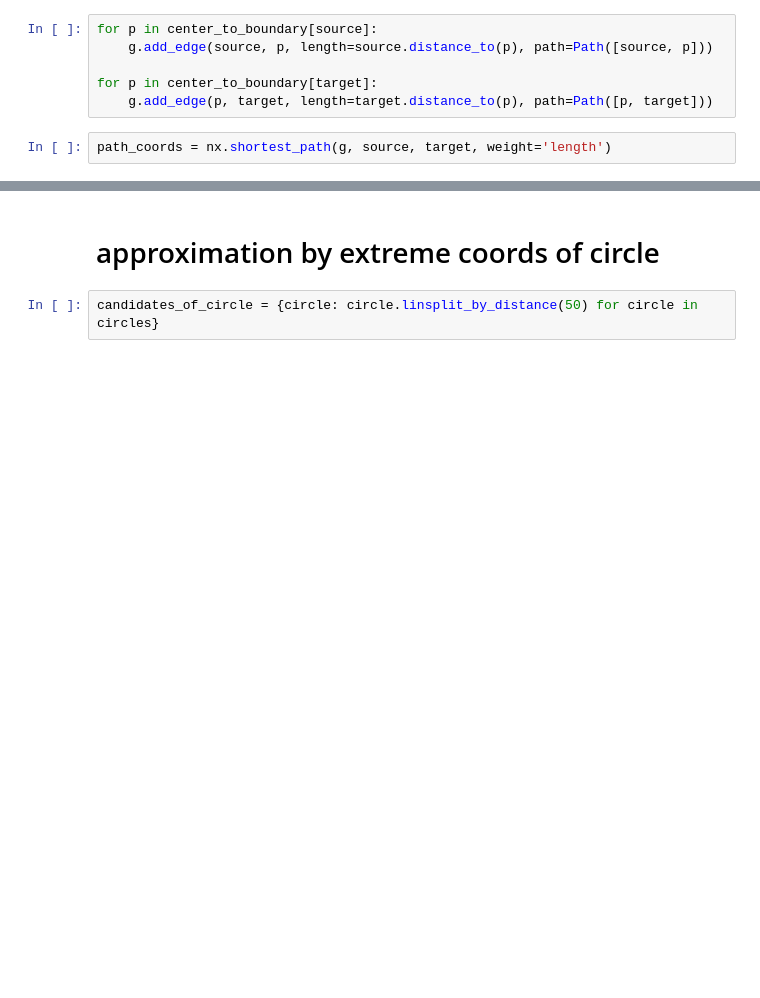
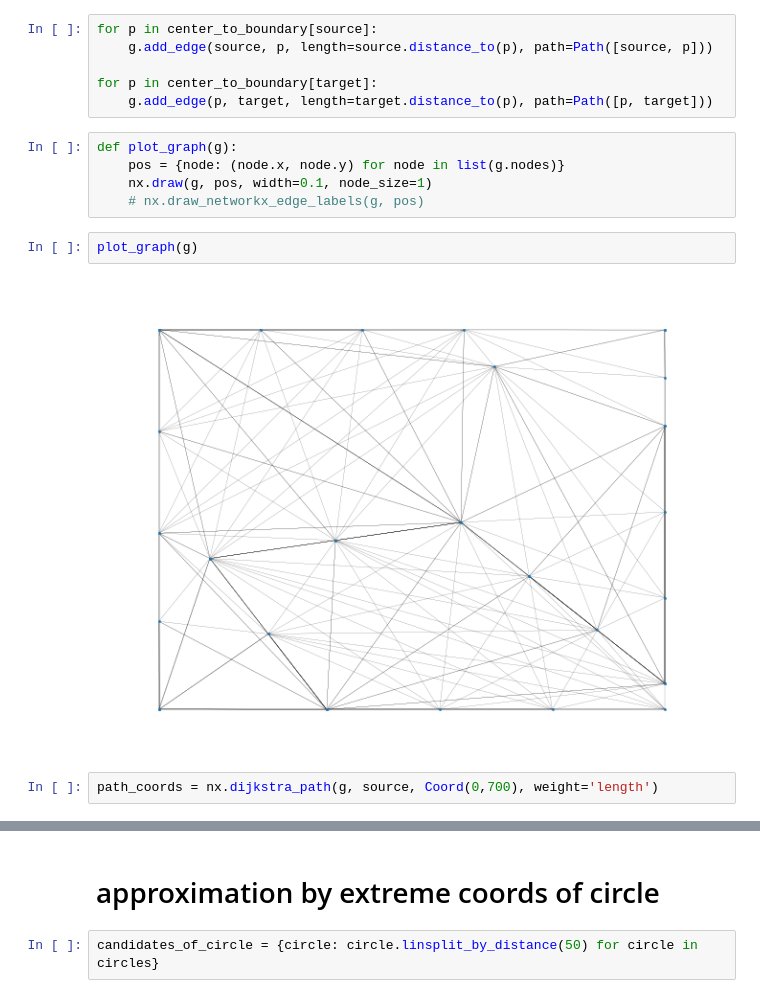
Before and after one commit to Elilgo324/quick-and-safe, a Jupyter notebook: other/voronoi.ipynb, the cells around one changed output, grey strips where cells are left out. Saved outputs shown, nothing was run; the diff lists cells and outputs as text; blank space fills up the shorter version.

```diff
--- a/other/voronoi.ipynb
+++ b/other/voronoi.ipynb
@@ -108,5 +110,14 @@ for p in center_to_boundary[source]:
 
 for p in center_to_boundary[target]:
     g.add_edge(p, target, length=target.distance_to(p), path=Path([p, target]))
+# %%
+def plot_graph(g):
+    pos = {node: (node.x, node.y) for node in list(g.nodes)}
+    nx.draw(g, pos, width=0.1, node_size=1)
+    # nx.draw_networkx_edge_labels(g, pos)
+# %%
+plot_graph(g)
+# %% [output]
+[figure, added]
 # %%
-path_coords = nx.shortest_path(g, source, target, weight='length')
+path_coords = nx.dijkstra_path(g, source, Coord(0,700), weight='length')
```
Also changed, not shown: parts of 10 cells of this notebook, 35 other files.
